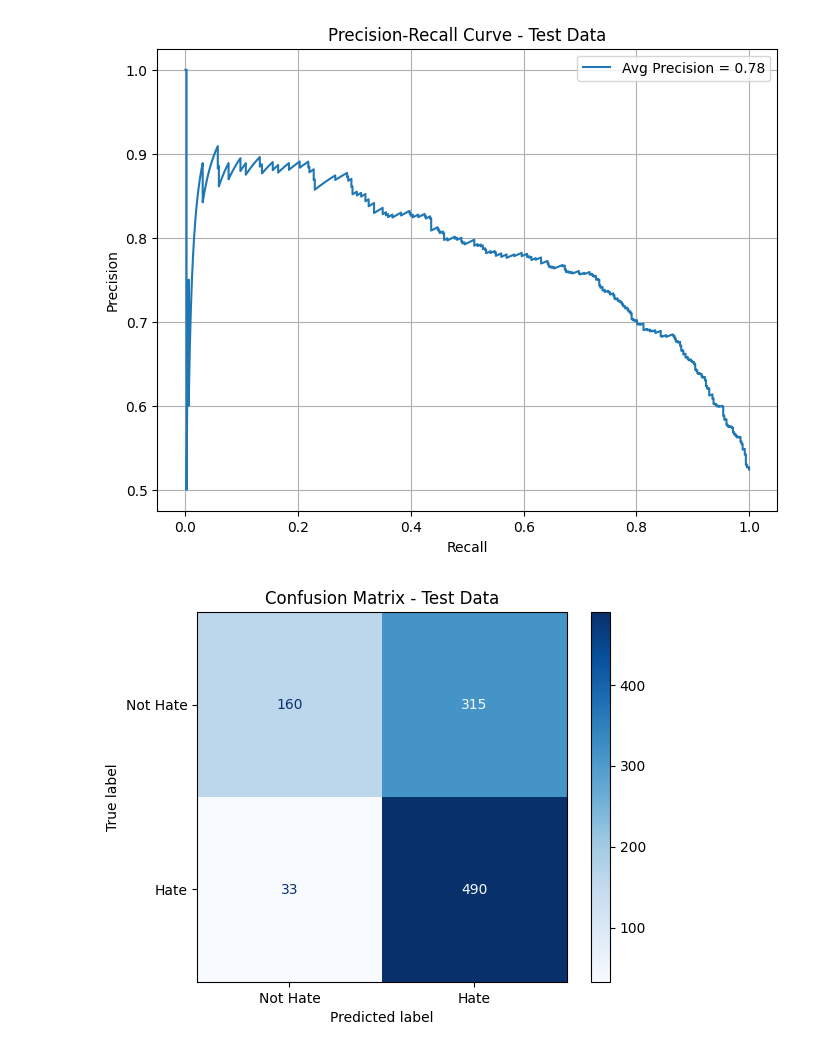
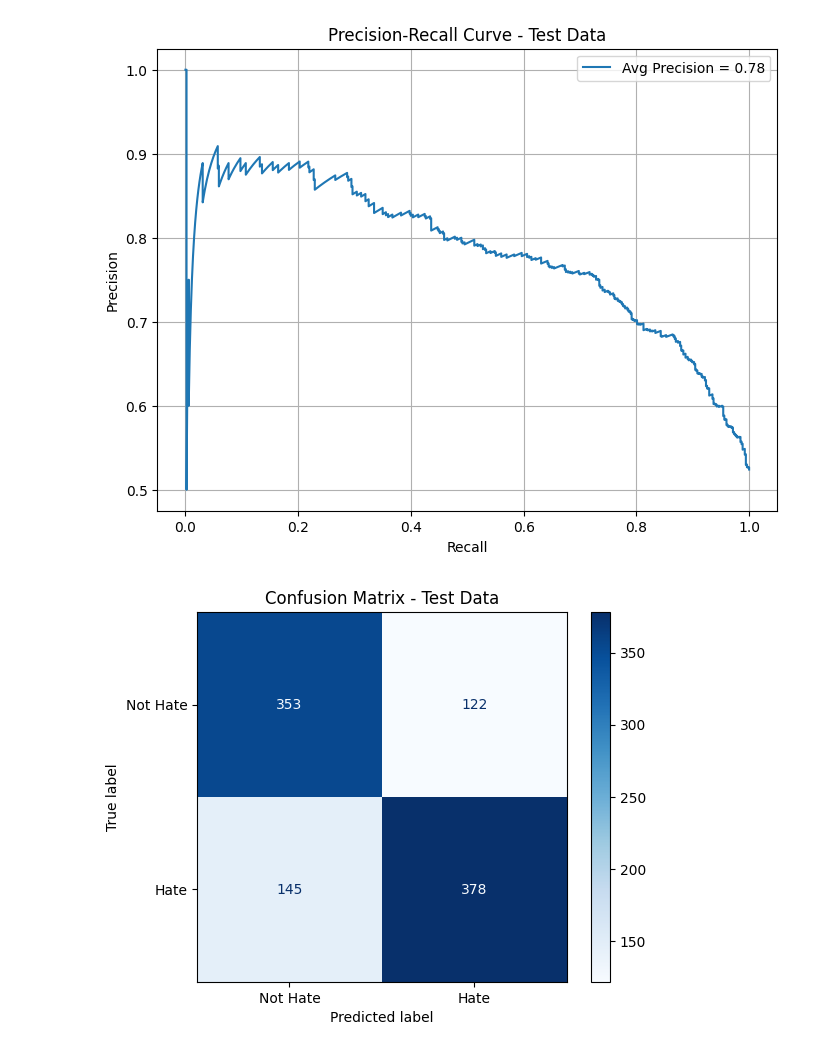
Before and after one commit to Vighnesh-Avadhanam/Hate-Speech-Classification, a Jupyter notebook: code/ridge.ipynb, the cells around one changed output. Drawn from its saved outputs; the diff is of its cells as text; code cells hidden in the pictures.

Commit message:
Fixed Thresholds

```diff
--- a/code/ridge.ipynb
+++ b/code/ridge.ipynb
@@ -16,6 +21,7 @@ class RidgeHateSpeech:
         """
         self.encoder = SentenceTransformer("all-MiniLM-L6-v2")
         self.model = LogisticRegression(max_iter=1000)
+        self.best_threshold = 0.25
 
     def embed(self, texts: pd.Series) -> np.ndarray:
         """
@@ -54,20 +60,44 @@ class RidgeHateSpeech:
         proba = self.model.predict_proba(X_embed)[:, 1]
         return pd.Series(proba, index=X.index)
 
-    def evaluate(self, X_test: pd.Series, y_test: pd.Series) -> None:
+    def find_best_threshold(self, y_true: pd.Series, proba: pd.Series, metric: str) -> float:
+        """Find threshold that maximizes the chosen metric."""
+        thresholds = np.linspace(0.0, 1.0, 101)
+        scores = []
+
+        for t in thresholds:
+            y_pred = (proba >= t).astype(int)
+            if metric == "accuracy":
+                score = accuracy_score(y_true, y_pred)
+            elif metric == "precision":
+                score = precision_score(y_true, y_pred, zero_division=0)
+            elif metric == "recall":
+                score = recall_score(y_true, y_pred, zero_division=0)
+            else:
+                raise ValueError(f"Unsupported metric: {metric}")
+            scores.append(score)
+
+        best_idx = np.argmax(scores)
+        return thresholds[best_idx]
+
+    def evaluate(self, X_test: pd.Series, y_test: pd.Series, metric: str = "accuracy") -> None:
         """
-        Print classification metrics using 0.25 probability threshold.
+        Evaluate model and print classification report using optimal threshold.
 
         Args:
-            X_test (pd.Series): Validation text.
+            X_test (pd.Series): Test input texts.
             y_test (pd.Series): True binary labels.
+            metric (str): Metric to optimize threshold on ('accuracy', 'precision', 'recall').
         """
         proba = self.predict_proba(X_test)
-        y_pred = (proba >= 0.25).astype(int)
+        self.best_threshold = self.find_best_threshold(y_test, proba, metric)
+
+        print(f"Best threshold based on {metric}: {self.best_threshold:.2f}")
+        y_pred = (proba >= self.best_threshold).astype(int)
         print(classification_report(y_test, y_pred))
 # %%
 train_df = pd.read_csv("../data/train_data.csv")
-test_df = pd.read_csv("../data/test_data_clean.csv")
+test_df = pd.read_csv("../data/test_data.csv", sep = ";")
 
 X_train = train_df["text"]
 y_train = train_df["label"]
@@ -76,7 +106,7 @@ model = RidgeHateSpeech()
 model.train(X_train, y_train)
 
 X_test = test_df["comment"]
-y_test = test_df["isHate"].astype(int)
+y_test = (test_df["isHate"] >= model.best_threshold).astype(int)
 
 model.evaluate(X_test, y_test)
 # %% [output]
@@ -120,14 +151,14 @@ plt.show()
 # %% [output]
 [figure]
 # %%
-y_test_pred = (test_probs >= 0.25).astype(int)
+y_test_pred = (test_probs >= 0.48).astype(int)
 
 cm = confusion_matrix(y_test, y_test_pred)
 disp = ConfusionMatrixDisplay(confusion_matrix=cm, display_labels=["Not Hate", "Hate"])
 
 disp.plot(cmap="Blues")
 plt.title("Confusion Matrix - Test Data")
 plt.grid(False)
 plt.show()
 # %% [output]
-[figure, old version]
+[figure, new version]
```
Also changed, not shown: parts of 2 cells of this notebook, 2 other files.
